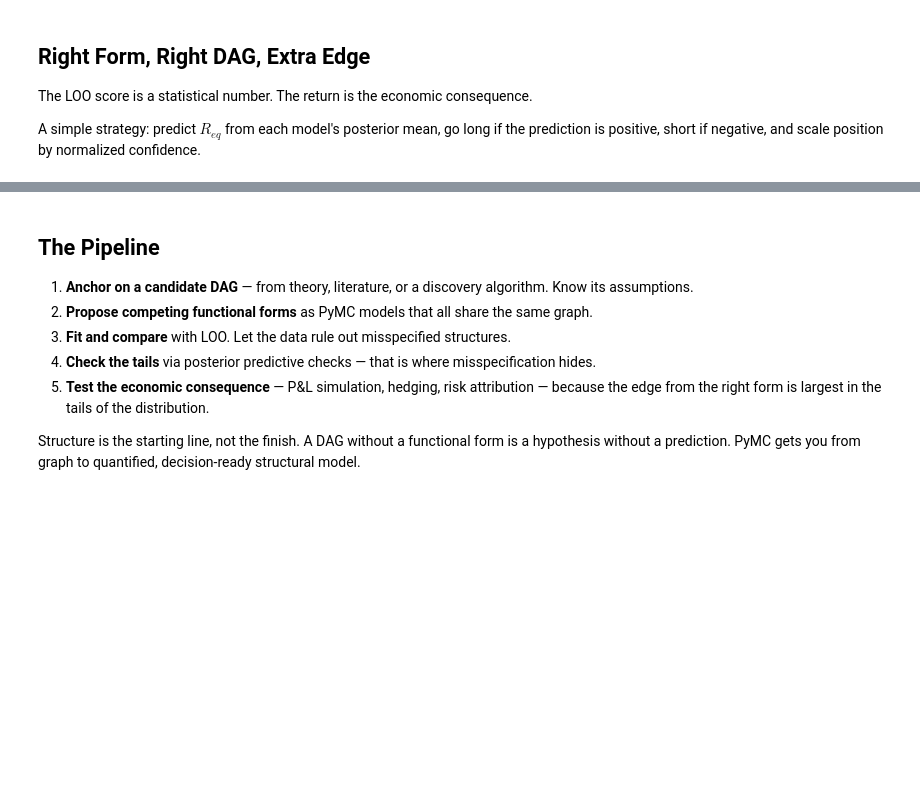
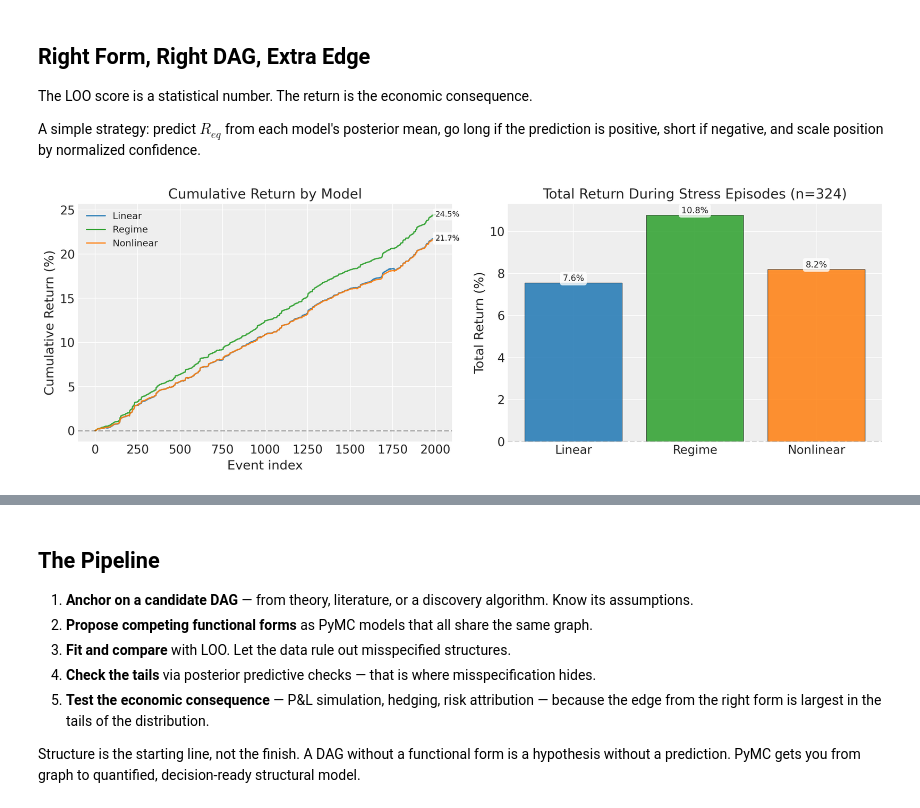
Before and after one commit to pymc-labs/congrats_you_have_a_dag, a Jupyter notebook: demo_dag1.ipynb, the cells around one changed output, grey strips where cells are left out. Cells and saved outputs as stored; diff of their text form; code cells hidden in the pictures; blank space fills up the shorter version.

```diff
--- a/demo_dag1.ipynb
+++ b/demo_dag1.ipynb
@@ -293,35 +314,49 @@ The LOO score is a statistical number. The return is the economic consequence.
 
 A simple strategy: predict $R_{eq}$ from each model's posterior mean, go long if the prediction is positive, short if negative, and scale position by normalized confidence.
 # %%
-def compute_strategy_pnl(trace, model, actual_req):
-    with model:
-        ppc = pm.sample_posterior_predictive(trace, random_seed=RANDOM_SEED)
-    pred = ppc.posterior_predictive["R_eq"].mean(dim=["chain", "draw"]).values
+def compute_strategy_pnl(ppc_obj, actual_req, pnl_scale=1.0):
+    pred = ppc_obj.posterior_predictive["R_eq"].mean(dim=["chain", "draw"]).values
     signal = np.sign(pred)
-    size = np.clip(np.abs(pred) / np.std(pred), 0, 1)
-    pnl = signal * size * actual_req
+    size = np.clip(np.abs(pred) / np.std(pred), 0, 2.0)
+    pnl = signal * size * actual_req * pnl_scale
     return np.cumsum(pnl), pred
 
+pnl_scale = 0.02 / np.std(req_vals)   # normalise to 2% std dev per event
 results = {}
-for name, model in models.items():
-    results[name] = compute_strategy_pnl(traces[name], model, req_vals)
+for name in models:
+    results[name] = compute_strategy_pnl(ppc_data[name], req_vals, pnl_scale=pnl_scale)
 # %%
-stress_mask = rs_vals > 1.0
+stress_mask = df["stress"].values.astype(bool)
+n_stress = int(stress_mask.sum())
 
 fig, axes = plt.subplots(1, 2, figsize=(14, 5))
 
+colors_map = {"Linear": "#1f77b4", "Regime": "#2ca02c", "Nonlinear": "#ff7f0e"}
 for name, (cum_pnl, _) in results.items():
-    axes[0].plot(cum_pnl, label=name, alpha=0.9)
-axes[0].set(xlabel="Event index", ylabel="Cumulative P&L", title="Cumulative P&L by Model")
-axes[0].legend()
+    axes[0].plot(cum_pnl, label=name, alpha=0.9, color=colors_map[name], lw=1.5)
+    axes[0].text(len(cum_pnl)-1, cum_pnl[-1], f'{cum_pnl[-1]:.1f}%',
+                 fontsize=9, ha='left', va='center',
+                 bbox=dict(boxstyle='round,pad=0.3', facecolor='white', alpha=0.7, edgecolor='none'))
+axes[0].set(xlabel="Event index", ylabel="Cumulative Return (%)", title="Cumulative Return by Model")
+axes[0].legend(fontsize=11)
 axes[0].axhline(0, color="black", ls="--", alpha=0.3)
 
-colors = ["C0", "C1", "C2"]
-for i, (name, (_, pred)) in enumerate(results.items()):
+stress_pnl = {}
+for name, (_, pred) in results.items():
     signal = np.sign(pred)
-    size = np.clip(np.abs(pred) / np.std(pred), 0, 1)
-    pnl_stress = (signal * size * req_vals)[stress_mask].sum()
-    axes[1].bar(name, pnl_stress, color=colors[i], alpha=0.8)
-axes[1].set(title="Total P&L During Stress (RS > 1)", ylabel="Total P&L")
+    size = np.clip(np.abs(pred) / np.std(pred), 0, 2.0)
+    pnl_stress = (signal * size * req_vals * pnl_scale)[stress_mask].sum()
+    stress_pnl[name] = float(pnl_stress)
+    bar = axes[1].bar(name, pnl_stress, color=colors_map[name], alpha=0.85, edgecolor="black", lw=0.5)
+    axes[1].text(bar[0].get_x() + bar[0].get_width()/2, pnl_stress,
+                 f'{pnl_stress:.1f}%', ha='center',
+                 va='bottom' if pnl_stress > 0 else 'top', fontsize=10,
+                 bbox=dict(boxstyle='round,pad=0.3', facecolor='white', alpha=0.8, edgecolor='none'))
+axes[1].set(title=f"Total Return During Stress Episodes (n={n_stress})", ylabel="Total Return (%)")
+axes[1].axhline(0, color="black", ls="--", alpha=0.3)
 
 plt.tight_layout()
+fig.savefig(os.path.join(FIG_DIR, "fig4_pnl.png"), dpi=150, bbox_inches="tight")
+plt.show()
+# %% [output]
+[figure, added]
```
Also changed, not shown: parts of 11 cells of this notebook, 9 other files.
